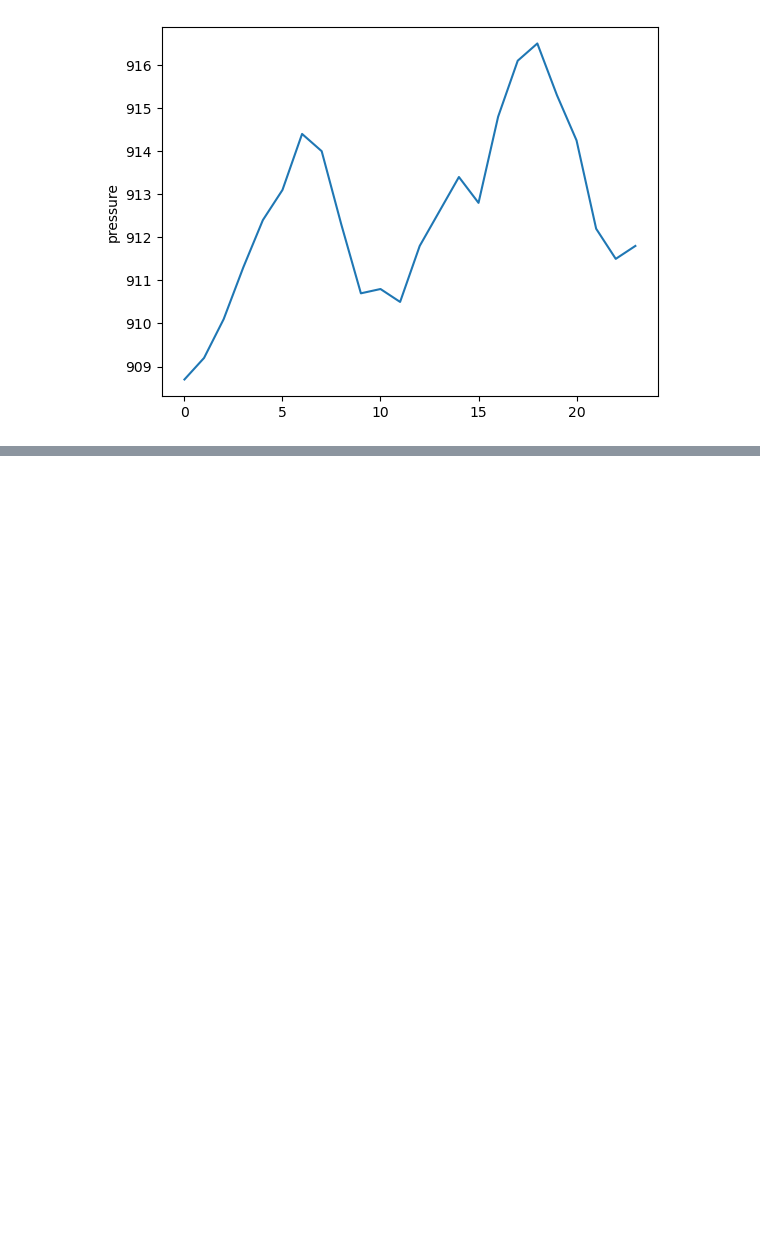
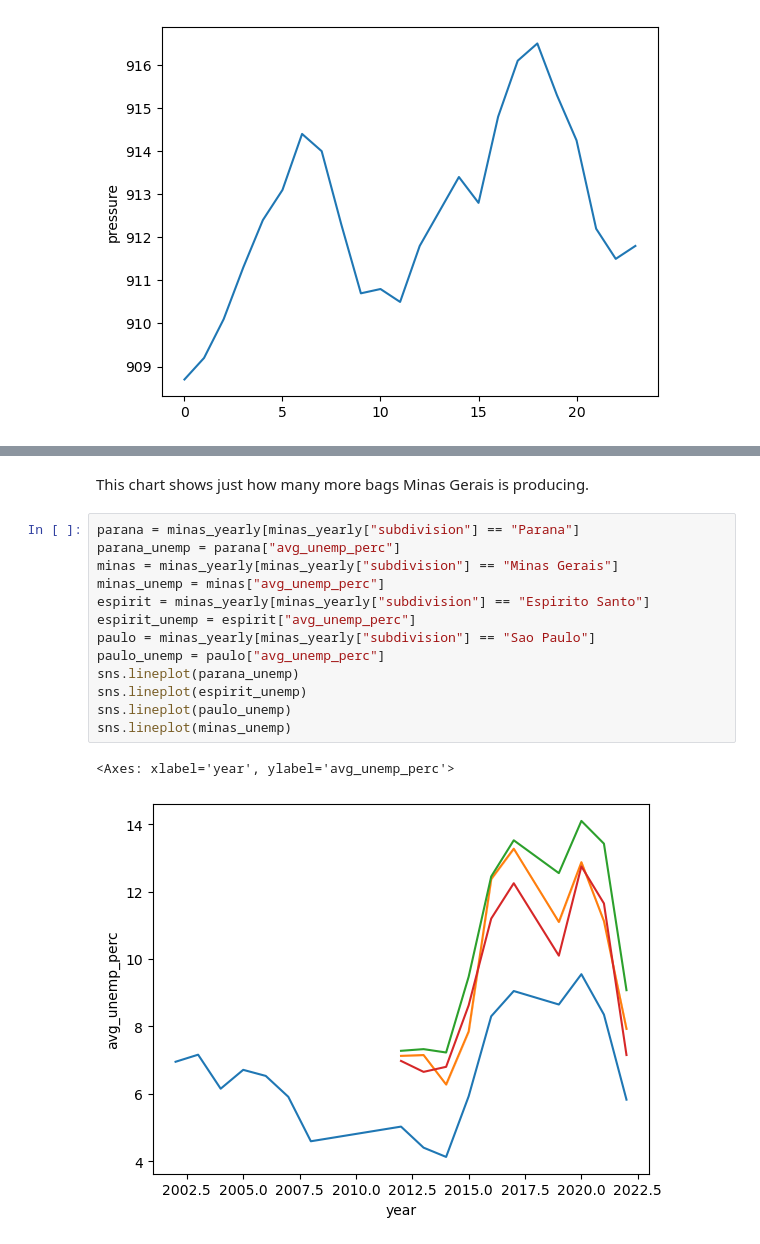
Before and after one commit to theslater11/WeatherDataMG, a Jupyter notebook: weather_api/notebooks/explore_weather.ipynb, the cells around one changed output, grey strips where cells are left out. Cells and saved outputs as stored; diff of their text form; blank space fills up the shorter version.

```diff
--- a/weather_api/notebooks/explore_weather.ipynb
+++ b/weather_api/notebooks/explore_weather.ipynb
@@ -42,0 +84,18 @@ Pressure has a strong inverse correlation with Humidity
+# %% [markdown]
+This chart shows just how many more bags Minas Gerais is producing.
+# %%
+parana = minas_yearly[minas_yearly["subdivision"] == "Parana"]
+parana_unemp = parana["avg_unemp_perc"]
+minas = minas_yearly[minas_yearly["subdivision"] == "Minas Gerais"]
+minas_unemp = minas["avg_unemp_perc"]
+espirit = minas_yearly[minas_yearly["subdivision"] == "Espirito Santo"]
+espirit_unemp = espirit["avg_unemp_perc"]
+paulo = minas_yearly[minas_yearly["subdivision"] == "Sao Paulo"]
+paulo_unemp = paulo["avg_unemp_perc"]
+sns.lineplot(parana_unemp)
+sns.lineplot(espirit_unemp)
+sns.lineplot(paulo_unemp)
+sns.lineplot(minas_unemp)
+# %% [output]
+<Axes: xlabel='year', ylabel='avg_unemp_perc'>
+[figure, added]
```
Also changed, not shown: parts of 19 cells of this notebook, 3 other files.
